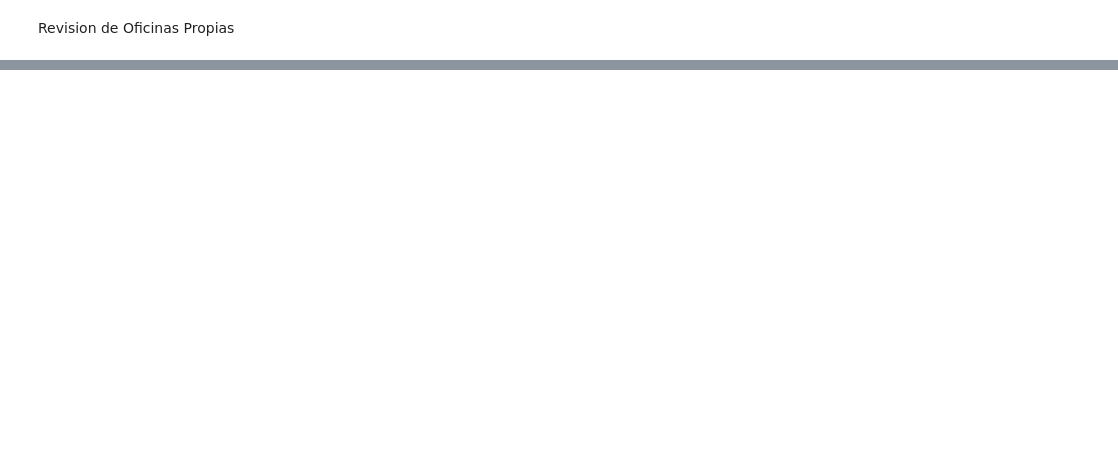
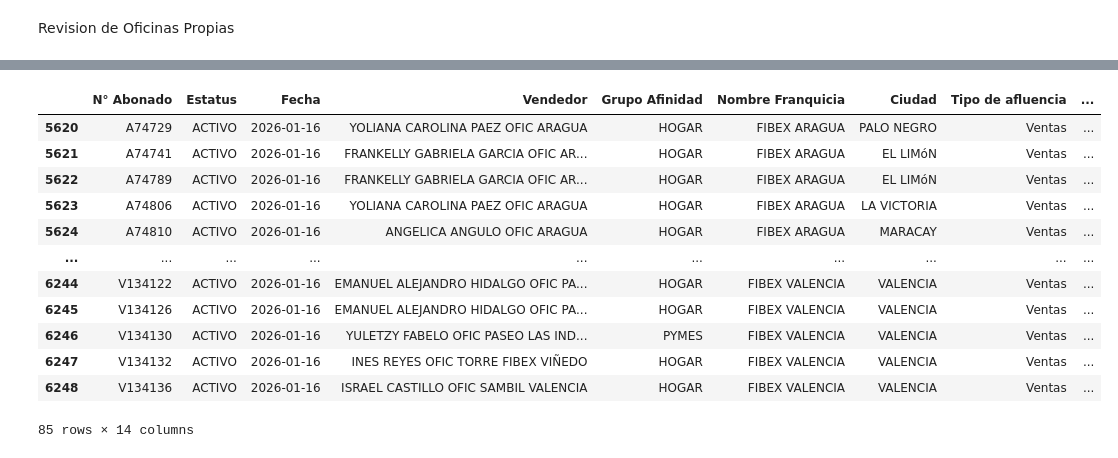
Before and after one commit to Artur030610/Data-Automated-Pipeline-Telecom, a Jupyter notebook: Ver_data.ipynb, the cells around one changed output, grey strips where cells are left out. Cells and saved outputs as stored; diff of their text form; code cells hidden in the pictures; blank space fills up the shorter version.

```diff
--- a/Ver_data.ipynb
+++ b/Ver_data.ipynb
@@ -451,0 +471,28 @@ df_clean.head()
+# %%
+import pandas as pd
+import os
+
+# --- 1. RUTAS DE DATOS ---
+usuario_base = os.path.expanduser("~")
+RUTA_BASE = os.path.join(
+    usuario_base, "Documents", "A-DataStack", "01-Proyectos", "01-Data_PipelinesFibex",
+    "02_Data_Lake", "gold_data", "Afluencia_Gold.parquet")
+
+# --- 2. CARGA ---
+df = pd.read_parquet(RUTA_BASE)
+df = df[(df['Tipo de afluencia'] == 'Ventas') & (df['Fecha'] == pd.Timestamp('2026-01-16'))]
+display(df)
+# %% [output]
+|  | N° Abonado | Estatus | Fecha | Vendedor | Grupo Afinidad | Nombre Franquicia | Ciudad | Tipo de afluencia | ... |
+| 5620 | A74729 | ACTIVO | 2026-01-16 | YOLIANA CAROLINA PAEZ OFIC ARAGUA | HOGAR | FIBEX ARAGUA | PALO NEGRO | Ventas | ... |
+| 5621 | A74741 | ACTIVO | 2026-01-16 | FRANKELLY GABRIELA GARCIA OFIC AR... | HOGAR | FIBEX ARAGUA | EL LIMóN | Ventas | ... |
+| 5622 | A74789 | ACTIVO | 2026-01-16 | FRANKELLY GABRIELA GARCIA OFIC AR... | HOGAR | FIBEX ARAGUA | EL LIMóN | Ventas | ... |
+| 5623 | A74806 | ACTIVO | 2026-01-16 | YOLIANA CAROLINA PAEZ OFIC ARAGUA | HOGAR | FIBEX ARAGUA | LA VICTORIA | Ventas | ... |
+| 5624 | A74810 | ACTIVO | 2026-01-16 | ANGELICA ANGULO OFIC ARAGUA | HOGAR | FIBEX ARAGUA | MARACAY | Ventas | ... |
+| ... | ... | ... | ... | ... | ... | ... | ... | ... | ... |
+| 6244 | V134122 | ACTIVO | 2026-01-16 | EMANUEL ALEJANDRO HIDALGO OFIC PA... | HOGAR | FIBEX VALENCIA | VALENCIA | Ventas | ... |
+| 6245 | V134126 | ACTIVO | 2026-01-16 | EMANUEL ALEJANDRO HIDALGO OFIC PA... | HOGAR | FIBEX VALENCIA | VALENCIA | Ventas | ... |
+| 6246 | V134130 | ACTIVO | 2026-01-16 | YULETZY FABELO OFIC PASEO LAS IND... | PYMES | FIBEX VALENCIA | VALENCIA | Ventas | ... |
+| 6247 | V134132 | ACTIVO | 2026-01-16 | INES REYES OFIC TORRE FIBEX VIÑEDO | HOGAR | FIBEX VALENCIA | VALENCIA | Ventas | ... |
+| 6248 | V134136 | ACTIVO | 2026-01-16 | ISRAEL CASTILLO OFIC SAMBIL VALENCIA | HOGAR | FIBEX VALENCIA | VALENCIA | Ventas | ... |
+85 rows × 14 columns
```
Also changed, not shown: parts of 4 cells of this notebook, 7 other files.
